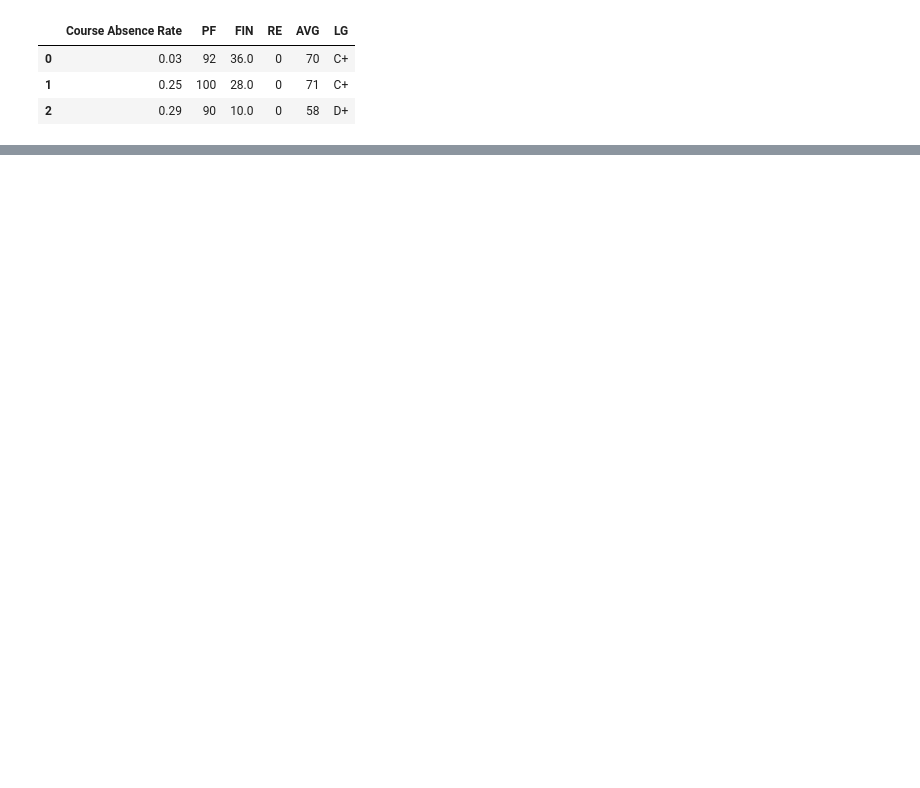
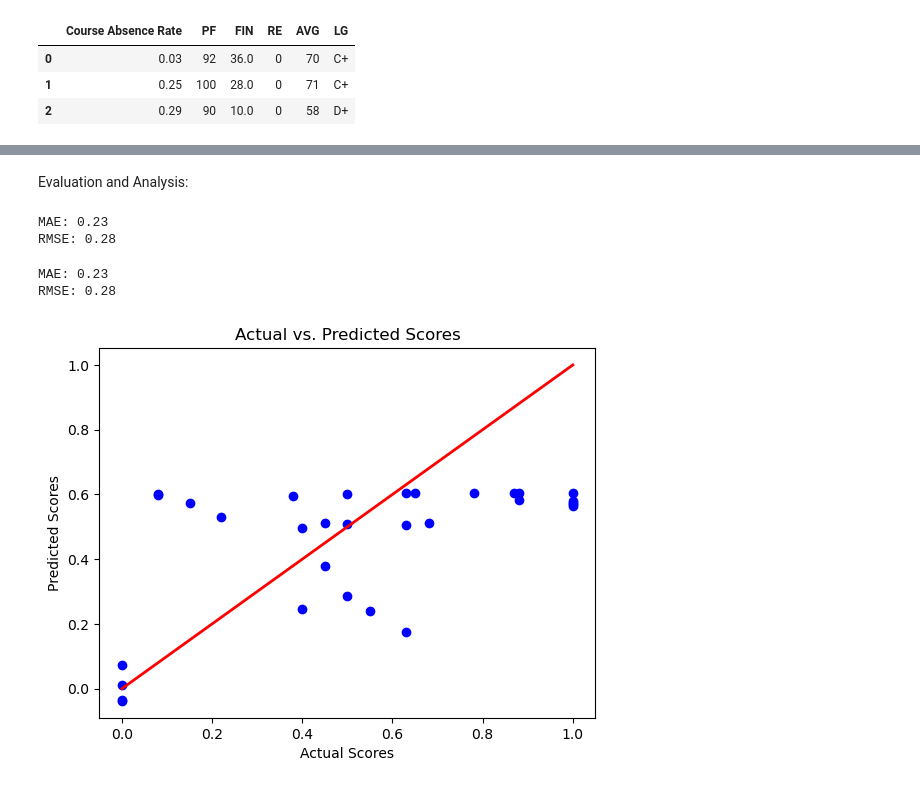
Before and after one commit to damir-dekz/diploma_project, a Jupyter notebook: диплом.ipynb, the cells around one changed output, grey strips where cells are left out. Drawn from its saved outputs; the diff is of its cells as text; code cells hidden in the pictures; blank space fills up the shorter version.

```diff
--- a/диплом.ipynb
+++ b/диплом.ipynb
@@ -2379,0 +1345,6 @@ dd
+# %%
+# Assuming your DataFrame is named 'df'
+# Step 1: Scaling Numerical Features
+scaler = MinMaxScaler()
+numerical_features = ['Course Absence Rate', 'PF', 'FIN', 'AVG']
+data[numerical_features] = scaler.fit_transform(data[numerical_features])
@@ -2379,0 +1367,4 @@ dd
+# %%
+# Define input features and target variable
+X = data[['Course Absence Rate', 'PF']]
+y = data['FIN']
@@ -2379,0 +1463,41 @@ dd
+# %% [markdown]
+Evaluation and Analysis:
+# %%
+# Evaluation on test data
+model.eval()
+with torch.no_grad():
+    test_outputs = model(X_test_tensor)
+    test_loss = criterion(test_outputs, y_test_tensor)
+
+# Performance metrics
+from sklearn.metrics import mean_absolute_error, mean_squared_error
+mae = mean_absolute_error(y_test_tensor.numpy(), test_outputs.numpy())
+rmse = mean_squared_error(y_test_tensor.numpy(), test_outputs.numpy(), squared=False)
+
+print(f'MAE: {mae:.2f}')
+print(f'RMSE: {rmse:.2f}')
+# %% [output]
+MAE: 0.23
+RMSE: 0.28
+# %%
+# Mean Absolute Error (MAE) and Root Mean Squared Error (RMSE)
+from sklearn.metrics import mean_absolute_error, mean_squared_error
+
+# Calculate MAE and RMSE
+mae = mean_absolute_error(y_test_tensor.numpy(), test_outputs.numpy())
+rmse = mean_squared_error(y_test_tensor.numpy(), test_outputs.numpy(), squared=False)
+
+print(f'MAE: {mae:.2f}')
+print(f'RMSE: {rmse:.2f}')
+
+# Visualizing predicted scores against actual scores
+plt.scatter(y_test_tensor.numpy(), test_outputs.numpy(), color='blue')
+plt.plot([y_test_tensor.numpy().min(), y_test_tensor.numpy().max()], [y_test_tensor.numpy().min(), y_test_tensor.numpy().max()], color='red', linewidth=2)
+plt.xlabel('Actual Scores')
+plt.ylabel('Predicted Scores')
+plt.title('Actual vs. Predicted Scores')
+plt.show()
+# %% [output]
+MAE: 0.23
+RMSE: 0.28
+[figure, added]
```
Also changed, not shown: parts of 91 cells of this notebook.
